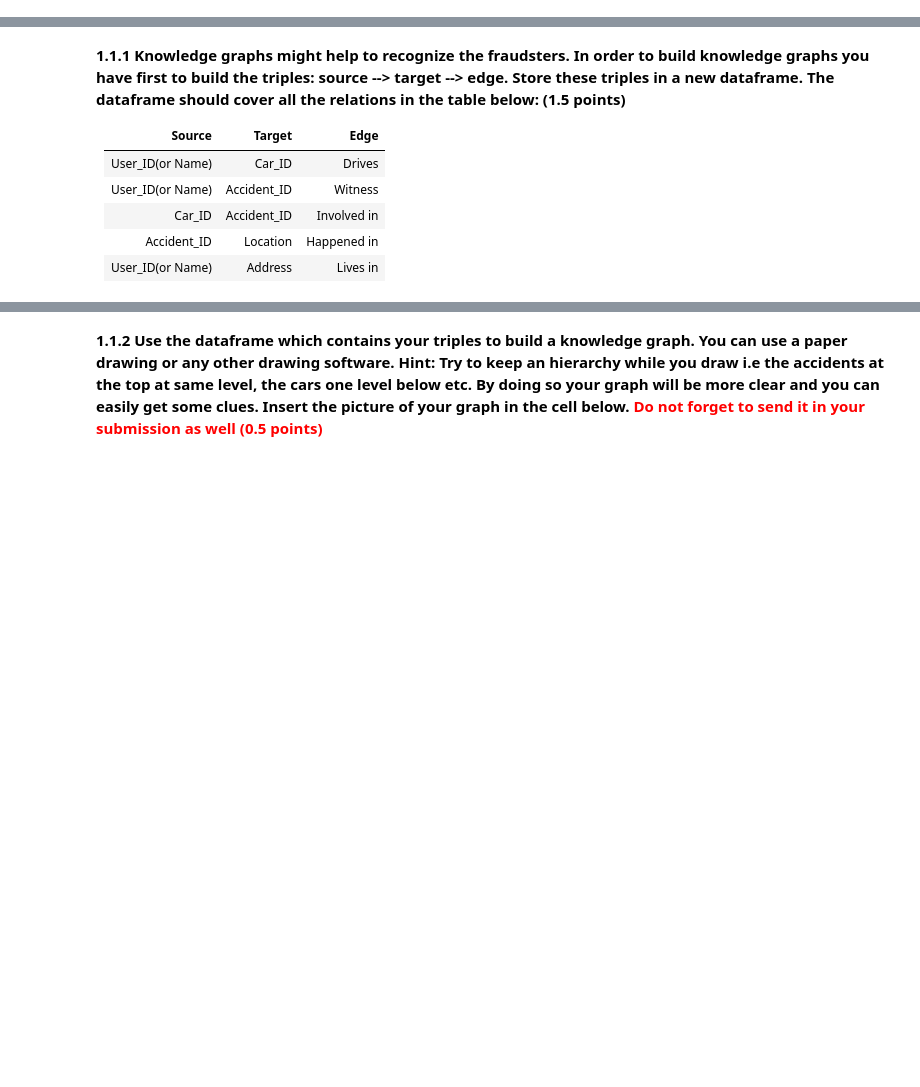
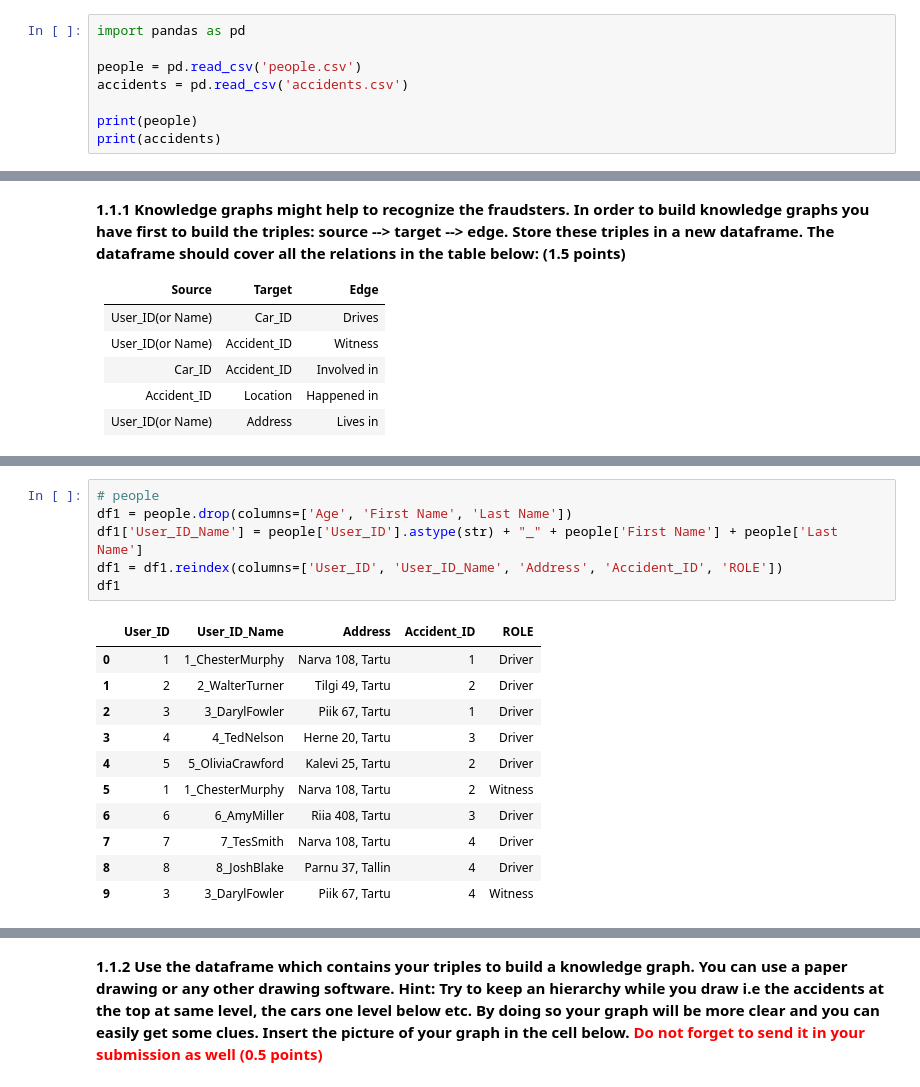
Before and after one commit to enliktjioe/bda2020, a Jupyter notebook: HW6/Homework_06.ipynb, the cells around one changed output, grey strips where cells are left out. Drawn from its saved outputs; the diff is of its cells as text; blank space fills up the shorter version.

```diff
--- a/HW6/Homework_06.ipynb
+++ b/HW6/Homework_06.ipynb
@@ -50,3 +50,11 @@ The fields included are:
 **DriverID_2:** The ID of the user who was driving the car in CarID_2
 # %% [markdown]
 **Take a look at the data in both dataframes. At least 3 out of 8 people are suspected to be fraudsters. Can you tell just by looking at the dataframes who might they be ?** (This is just a warm up for the exercise. No grades will be given for your answer. However we would be really interested to know if somebody has excellent observation skills)
+# %%
+import pandas as pd
+
+people = pd.read_csv('people.csv')
+accidents = pd.read_csv('accidents.csv')
+
+print(people)
+print(accidents)
@@ -64,0 +104,18 @@ The fields included are:
+# %%
+# people
+df1 = people.drop(columns=['Age', 'First Name', 'Last Name'])
+df1['User_ID_Name'] = people['User_ID'].astype(str) + "_" + people['First Name'] + people['Last Name']
+df1 = df1.reindex(columns=['User_ID', 'User_ID_Name', 'Address', 'Accident_ID', 'ROLE'])
+df1
+# %% [output]
+|  | User_ID | User_ID_Name | Address | Accident_ID | ROLE |
+| 0 | 1 | 1_ChesterMurphy | Narva 108, Tartu | 1 | Driver |
+| 1 | 2 | 2_WalterTurner | Tilgi 49, Tartu | 2 | Driver |
+| 2 | 3 | 3_DarylFowler | Piik 67, Tartu | 1 | Driver |
+| 3 | 4 | 4_TedNelson | Herne 20, Tartu | 3 | Driver |
+| 4 | 5 | 5_OliviaCrawford | Kalevi 25, Tartu | 2 | Driver |
+| 5 | 1 | 1_ChesterMurphy | Narva 108, Tartu | 2 | Witness |
+| 6 | 6 | 6_AmyMiller | Riia 408, Tartu | 3 | Driver |
+| 7 | 7 | 7_TesSmith | Narva 108, Tartu | 4 | Driver |
+| 8 | 8 | 8_JoshBlake | Parnu 37, Tallin | 4 | Driver |
+| 9 | 3 | 3_DarylFowler | Piik 67, Tartu | 4 | Witness |
```
Also changed, not shown: parts of 11 cells of this notebook, 6 other files.
